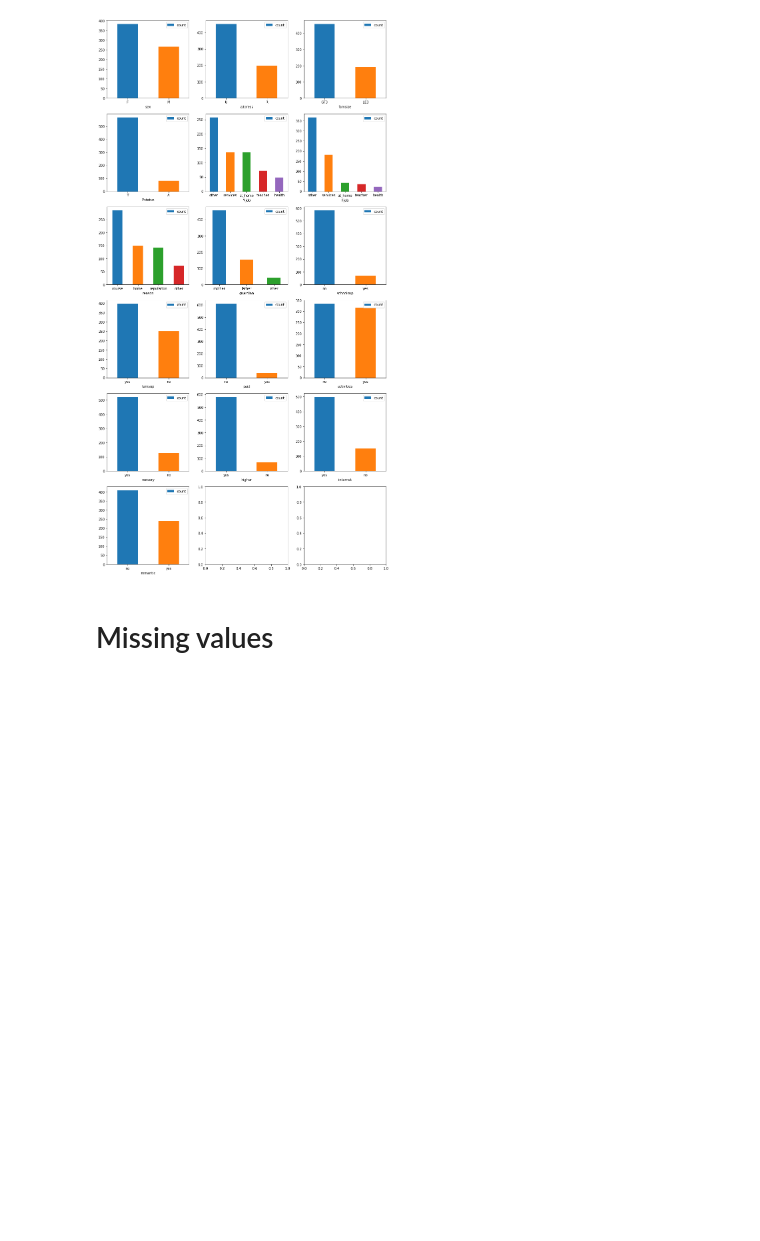
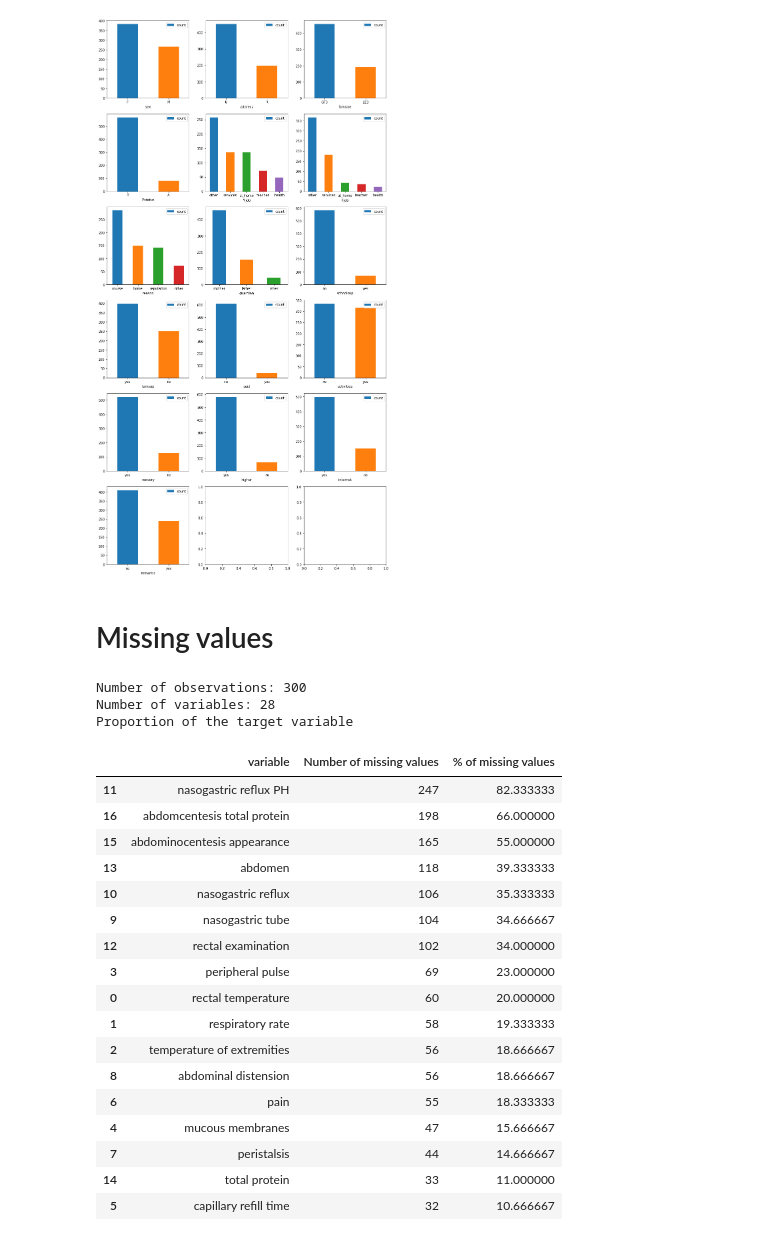
Before and after one commit to Jane-Tran/hong_notebooks, a Jupyter notebook: python/auto_eda.ipynb, the cells around one changed output. Drawn from its saved outputs; the diff is of its cells as text; code cells hidden in the pictures; blank space fills up the shorter version.

Commit message:
Missing values

```diff
--- a/python/auto_eda.ipynb
+++ b/python/auto_eda.ipynb
@@ -226,3 +222,68 @@ for idx, var in enumerate(ls_cat_data):
 [figure]
 # %% [markdown]
 # Missing values
+# %%
+# variable params
+str_target_var = "cp_data"
+
+# read data params
+str_file_path = "data/horse_colic.csv"
+str_sep = ","
+str_decimal = "."
+b_doublequote = True
+na_values = "?"
+
+df, df_summary = get_import_summary(str_file_path,
+                                dict_verify_dtype=dict_verify_dtype,
+                                na_values=na_values)
+
+print "Number of observations:", df.shape[0]
+print "Number of variables:", df.shape[1]
+print "Proportion of the target variable"
+# %% [output]
+Number of observations: 300
+Number of variables: 28
+Proportion of the target variable
+# %%
+ls_var = []
+ls_num_null = []
+ls_pct_null = []
+thres_pct = 10.0
+
+for var in df.columns:
+    df_isnull = df[df[var].isnull()]
+
+    i_num_null = df_isnull.shape[0]
+    i_num_obs = df.shape[0]
+    f_pct_null = i_num_null * 100.0 / i_num_obs
+
+    if f_pct_null > thres_pct:
+        ls_var.append(var)
+        ls_num_null.append(i_num_null)
+        ls_pct_null.append(f_pct_null)
+
+df_missing = pd.DataFrame(OrderedDict((
+    ("variable", ls_var),
+    ("Number of missing values", ls_num_null),
+    ("% of missing values", ls_pct_null)
+))).sort_values(["% of missing values"], ascending=False)
+df_missing
+# %% [output]
+|  | variable | Number of missing values | % of missing values |
+| 11 | nasogastric reflux PH | 247 | 82.333333 |
+| 16 | abdomcentesis total protein | 198 | 66.000000 |
+| 15 | abdominocentesis appearance | 165 | 55.000000 |
+| 13 | abdomen | 118 | 39.333333 |
+| 10 | nasogastric reflux | 106 | 35.333333 |
+| 9 | nasogastric tube | 104 | 34.666667 |
+| 12 | rectal examination | 102 | 34.000000 |
+| 3 | peripheral pulse | 69 | 23.000000 |
+| 0 | rectal temperature | 60 | 20.000000 |
+| 1 | respiratory rate | 58 | 19.333333 |
+| 2 | temperature of extremities | 56 | 18.666667 |
+| 8 | abdominal distension | 56 | 18.666667 |
+| 6 | pain | 55 | 18.333333 |
+| 4 | mucous membranes | 47 | 15.666667 |
+| 7 | peristalsis | 44 | 14.666667 |
+| 14 | total protein | 33 | 11.000000 |
+| 5 | capillary refill time | 32 | 10.666667 |
```
Also changed, not shown: parts of 1 cell of this notebook.
